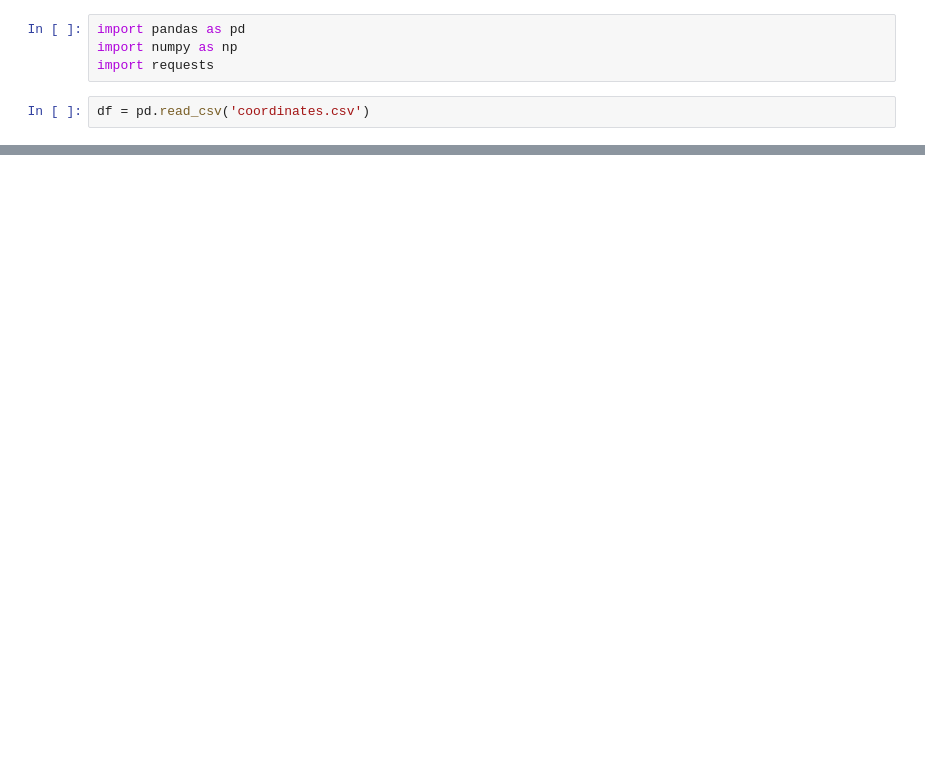
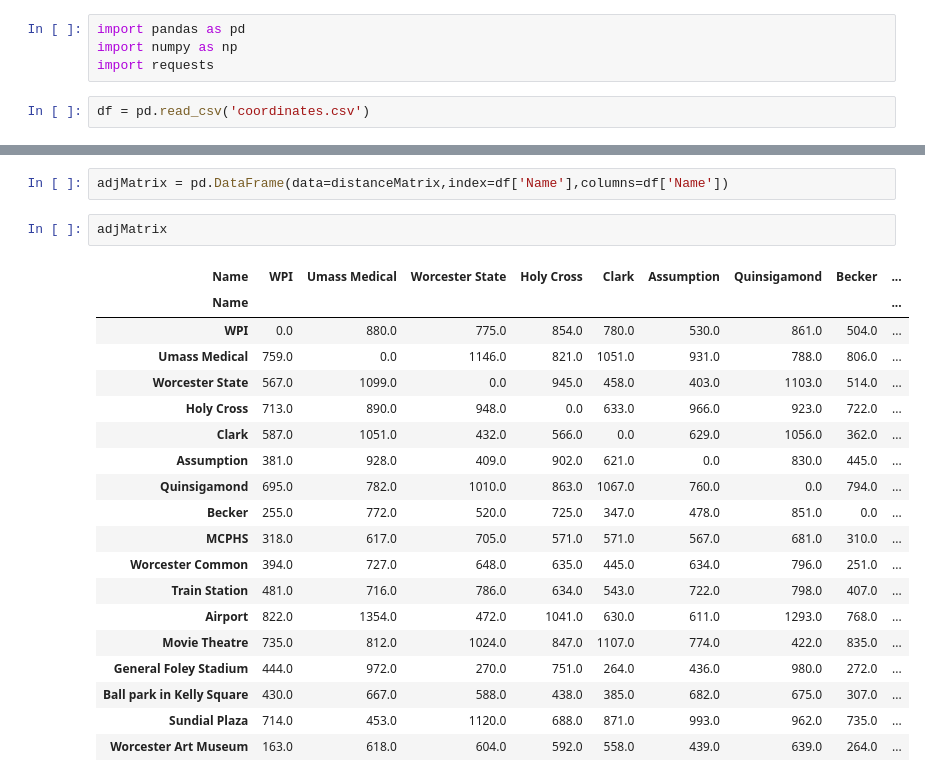
Before and after one commit to AkashShaji/WorcesterBusPlan, a Jupyter notebook: Optimal Routes.ipynb, the cells around one changed output, grey strips where cells are left out. Saved outputs shown, nothing was run; the diff lists cells and outputs as text; blank space fills up the shorter version.

Commit message:
adjMatrix made

```diff
--- a/Optimal Routes.ipynb
+++ b/Optimal Routes.ipynb
@@ -116 +116,25 @@ array([[    0.,   880.,   775.,   854.,   780.,   530.,   861.,   504.,
             0.]])
+# %%
+adjMatrix = pd.DataFrame(data=distanceMatrix,index=df['Name'],columns=df['Name'])
+# %%
+adjMatrix
+# %% [output]
+| Name | WPI | Umass Medical | Worcester State | Holy Cross | Clark | Assumption | Quinsigamond | Becker | ... |
+| Name |  |  |  |  |  |  |  |  | ... |
+| WPI | 0.0 | 880.0 | 775.0 | 854.0 | 780.0 | 530.0 | 861.0 | 504.0 | ... |
+| Umass Medical | 759.0 | 0.0 | 1146.0 | 821.0 | 1051.0 | 931.0 | 788.0 | 806.0 | ... |
+| Worcester State | 567.0 | 1099.0 | 0.0 | 945.0 | 458.0 | 403.0 | 1103.0 | 514.0 | ... |
+| Holy Cross | 713.0 | 890.0 | 948.0 | 0.0 | 633.0 | 966.0 | 923.0 | 722.0 | ... |
+| Clark | 587.0 | 1051.0 | 432.0 | 566.0 | 0.0 | 629.0 | 1056.0 | 362.0 | ... |
+| Assumption | 381.0 | 928.0 | 409.0 | 902.0 | 621.0 | 0.0 | 830.0 | 445.0 | ... |
+| Quinsigamond | 695.0 | 782.0 | 1010.0 | 863.0 | 1067.0 | 760.0 | 0.0 | 794.0 | ... |
+| Becker | 255.0 | 772.0 | 520.0 | 725.0 | 347.0 | 478.0 | 851.0 | 0.0 | ... |
+| MCPHS | 318.0 | 617.0 | 705.0 | 571.0 | 571.0 | 567.0 | 681.0 | 310.0 | ... |
+| Worcester Common | 394.0 | 727.0 | 648.0 | 635.0 | 445.0 | 634.0 | 796.0 | 251.0 | ... |
+| Train Station | 481.0 | 716.0 | 786.0 | 634.0 | 543.0 | 722.0 | 798.0 | 407.0 | ... |
+| Airport | 822.0 | 1354.0 | 472.0 | 1041.0 | 630.0 | 611.0 | 1293.0 | 768.0 | ... |
+| Movie Theatre | 735.0 | 812.0 | 1024.0 | 847.0 | 1107.0 | 774.0 | 422.0 | 835.0 | ... |
+| General Foley Stadium | 444.0 | 972.0 | 270.0 | 751.0 | 264.0 | 436.0 | 980.0 | 272.0 | ... |
+| Ball park in Kelly Square | 430.0 | 667.0 | 588.0 | 438.0 | 385.0 | 682.0 | 675.0 | 307.0 | ... |
+| Sundial Plaza | 714.0 | 453.0 | 1120.0 | 688.0 | 871.0 | 993.0 | 962.0 | 735.0 | ... |
+| Worcester Art Museum | 163.0 | 618.0 | 604.0 | 592.0 | 558.0 | 439.0 | 639.0 | 264.0 | ... |
```
Also changed, not shown: parts of 4 cells of this notebook.
